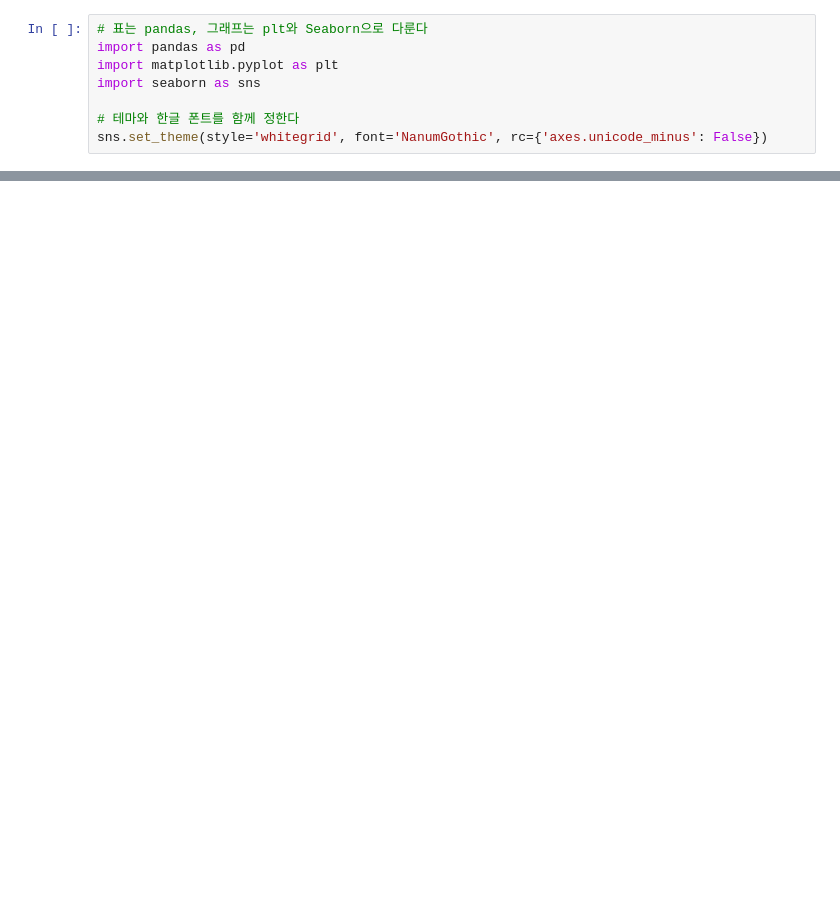
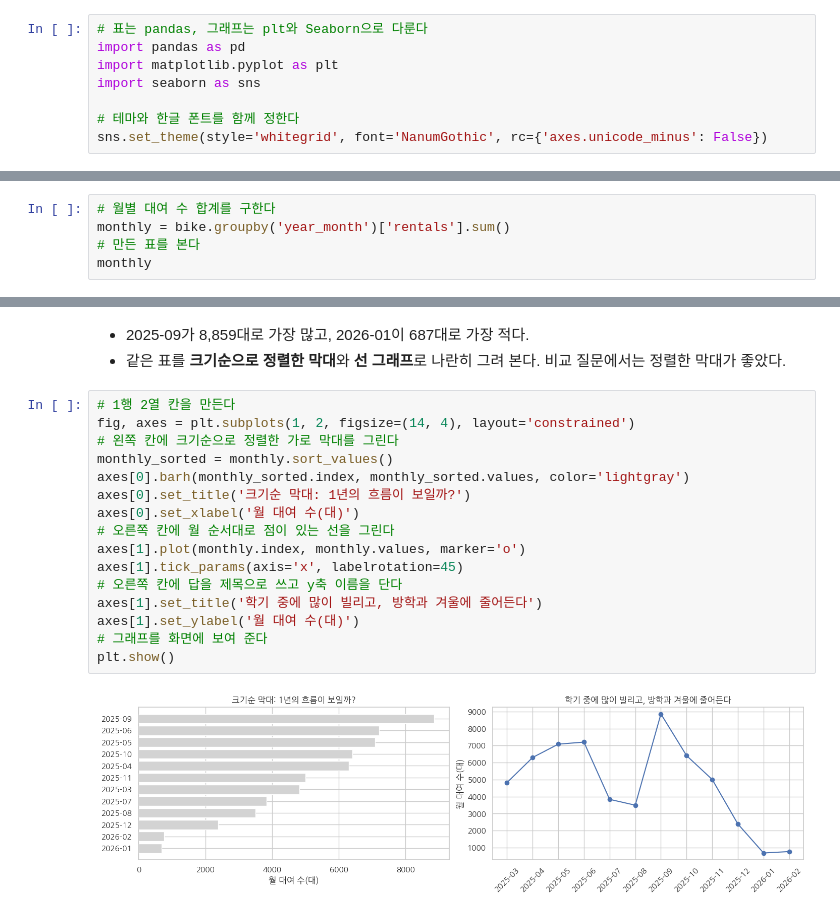
Before and after one commit to wonguwon/generate_lesson, a Jupyter notebook: materials/matplotlib-seaborn/10_미니프로젝트/10_미니프로젝트_강사용.ipynb, the cells around one changed output, grey strips where cells are left out. Drawn from its saved outputs; the diff is of its cells as text; blank space fills up the shorter version.

```diff
--- a/materials/matplotlib-seaborn/10_미니프로젝트/10_미니프로젝트_강사용.ipynb
+++ b/materials/matplotlib-seaborn/10_미니프로젝트/10_미니프로젝트_강사용.ipynb
@@ -366,0 +200,5 @@ plt.show()
+# %%
+# 월별 대여 수 합계를 구한다
+monthly = bike.groupby('year_month')['rentals'].sum()
+# 만든 표를 본다
+monthly
@@ -366,0 +220,21 @@ plt.show()
+# %% [markdown]
+* 2025-09가 8,859대로 가장 많고, 2026-01이 687대로 가장 적다.
+* 같은 표를 <b>크기순으로 정렬한 막대</b>와 <b>선 그래프</b>로 나란히 그려 본다. 비교 질문에서는 정렬한 막대가 좋았다.
+# %%
+# 1행 2열 칸을 만든다
+fig, axes = plt.subplots(1, 2, figsize=(14, 4), layout='constrained')
+# 왼쪽 칸에 크기순으로 정렬한 가로 막대를 그린다
+monthly_sorted = monthly.sort_values()
+axes[0].barh(monthly_sorted.index, monthly_sorted.values, color='lightgray')
+axes[0].set_title('크기순 막대: 1년의 흐름이 보일까?')
+axes[0].set_xlabel('월 대여 수(대)')
+# 오른쪽 칸에 월 순서대로 점이 있는 선을 그린다
+axes[1].plot(monthly.index, monthly.values, marker='o')
+axes[1].tick_params(axis='x', labelrotation=45)
+# 오른쪽 칸에 답을 제목으로 쓰고 y축 이름을 단다
+axes[1].set_title('학기 중에 많이 빌리고, 방학과 겨울에 줄어든다')
+axes[1].set_ylabel('월 대여 수(대)')
+# 그래프를 화면에 보여 준다
+plt.show()
+# %% [output]
+[figure, added]
```
Also changed, not shown: parts of 56 cells of this notebook, 14 other files.
